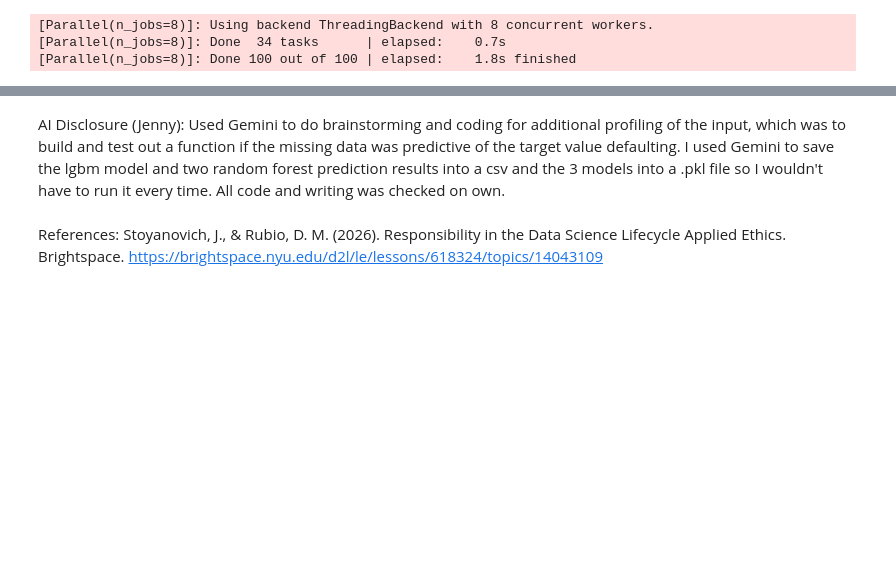
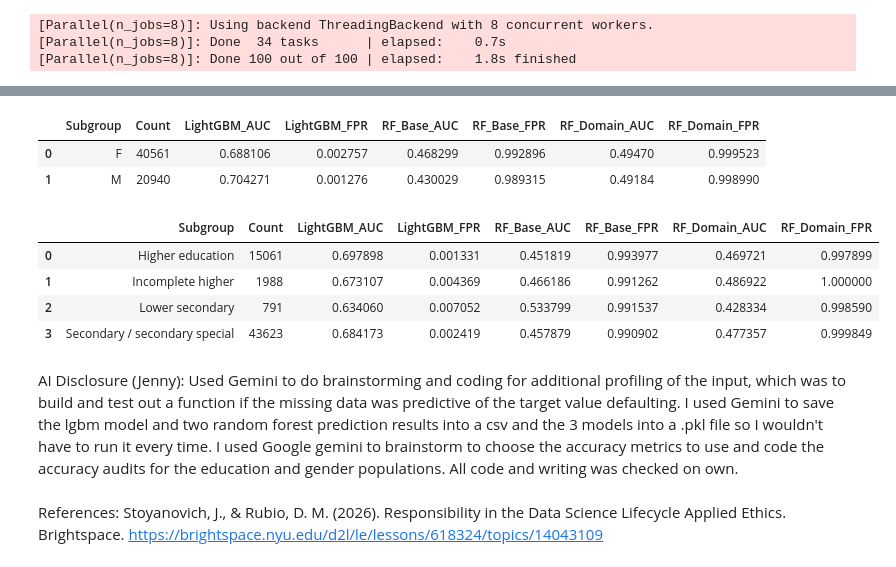
Before and after one commit to eh3285/audit-home, a Jupyter notebook: lightgbm/jenny_audit_notebook.ipynb, the cells around one changed output, grey strips where cells are left out. Drawn from its saved outputs; the diff is of its cells as text; code cells hidden in the pictures; blank space fills up the shorter version.

Commit message:
audit accuracy of the ADS's 3 models using roc auc and fpr

```diff
--- a/lightgbm/jenny_audit_notebook.ipynb
+++ b/lightgbm/jenny_audit_notebook.ipynb
@@ -1250,0 +1298,34 @@ submit_domain.to_csv('predictions_rf_domain.csv',index=False)
+# %%
+apps_encoded=get_apps_all_encoded(app_train.copy())
+
+train_idx,val_idx=train_test_split(apps_encoded.index,
+test_size=0.2,random_state=42,stratify=apps_encoded['TARGET'])
+
+X_val=apps_encoded.loc[val_idx].drop(columns=['TARGET'],errors='ignore')
+y_val=apps_encoded.loc[val_idx,'TARGET'].astype(int)
+
+X_val_raw=app_train.loc[val_idx]
+# %%
+for col in X_val.select_dtypes(include=['object','category']).columns:
+    X_val[col]=pd.factorize(X_val[col])[0]
+
+X_val_aligned=X_val.reindex(columns=lgbm_model.feature_name_,fill_value=0)
+val_preds_lgbm=lgbm_model.predict_proba(X_val_aligned.values)[:,1]
+
+if hasattr(rf_base,'feature_names_in_'):
+    X_val_rf_base=X_val.reindex(columns=rf_base.feature_names_in_,fill_value=0)
+else:
+    X_val_rf_base=X_val.iloc[:, :rf_base.n_features_in_]
+val_preds_base=rf_base.predict_proba(X_val_rf_base.values)[:,1]
+
+if hasattr(rf_domain,'feature_names_in_'):
+    X_val_rf_domain=X_val.reindex(columns=rf_domain.feature_names_in_,fill_value=0)
+else:
+    X_val_rf_domain=X_val.iloc[:, :rf_domain.n_features_in_]
+val_preds_domain=rf_domain.predict_proba(X_val_rf_domain.values)[:,1]
+
+val_preds_dict={
+    'LightGBM':val_preds_lgbm,
+    'RF_Base':val_preds_base,
+    'RF_Domain':val_preds_domain
+}
@@ -1251,5 +1339,35 @@ submit_domain.to_csv('predictions_rf_domain.csv',index=False)
+# %%
+gender_audit=audit_by_category(
+    test_df=X_val_raw,
+    true_labels=y_val,
+    preds_dict=val_preds_dict,
+    sensitive_col='CODE_GENDER',
+    threshold=0.25
+)
+
+display(gender_audit)
+# %% [output]
+|  | Subgroup | Count | LightGBM_AUC | LightGBM_FPR | RF_Base_AUC | RF_Base_FPR | RF_Domain_AUC | RF_Domain_FPR |
+| 0 | F | 40561 | 0.688106 | 0.002757 | 0.468299 | 0.992896 | 0.49470 | 0.999523 |
+| 1 | M | 20940 | 0.704271 | 0.001276 | 0.430029 | 0.989315 | 0.49184 | 0.998990 |
+# %%
+education_audit=audit_by_category(
+    test_df=X_val_raw,
+    true_labels=y_val,
+    preds_dict=val_preds_dict,
+    sensitive_col='NAME_EDUCATION_TYPE',
+    threshold=0.25
+)
+
+display(education_audit)
+# %% [output]
+|  | Subgroup | Count | LightGBM_AUC | LightGBM_FPR | RF_Base_AUC | RF_Base_FPR | RF_Domain_AUC | RF_Domain_FPR |
+| 0 | Higher education | 15061 | 0.697898 | 0.001331 | 0.451819 | 0.993977 | 0.469721 | 0.997899 |
+| 1 | Incomplete higher | 1988 | 0.673107 | 0.004369 | 0.466186 | 0.991262 | 0.486922 | 1.000000 |
+| 2 | Lower secondary | 791 | 0.634060 | 0.007052 | 0.533799 | 0.991537 | 0.428334 | 0.998590 |
+| 3 | Secondary / secondary special | 43623 | 0.684173 | 0.002419 | 0.457879 | 0.990902 | 0.477357 | 0.999849 |
 # %% [markdown]
-AI Disclosure (Jenny): Used Gemini to do brainstorming and coding for additional profiling of the input, which was to build and test out a function if the missing data was predictive of the target value defaulting. I used Gemini to save the lgbm model and two random forest prediction results into a csv and the 3 models into a .pkl file so I wouldn't have to run it every time. All code and writing was checked on own.
+AI Disclosure (Jenny): Used Gemini to do brainstorming and coding for additional profiling of the input, which was to build and test out a function if the missing data was predictive of the target value defaulting. I used Gemini to save the lgbm model and two random forest prediction results into a csv and the 3 models into a .pkl file so I wouldn't have to run it every time. I used Google gemini to brainstorm to choose the accuracy metrics to use and code the accuracy audits for the education and gender populations. All code and writing was checked on own.
 # %% [markdown]
 References:
 Stoyanovich, J., & Rubio, D. M. (2026). Responsibility in the Data Science Lifecycle Applied Ethics. Brightspace. https://brightspace.nyu.edu/d2l/le/lessons/618324/topics/14043109
```
Also changed, not shown: parts of 7 cells of this notebook.
